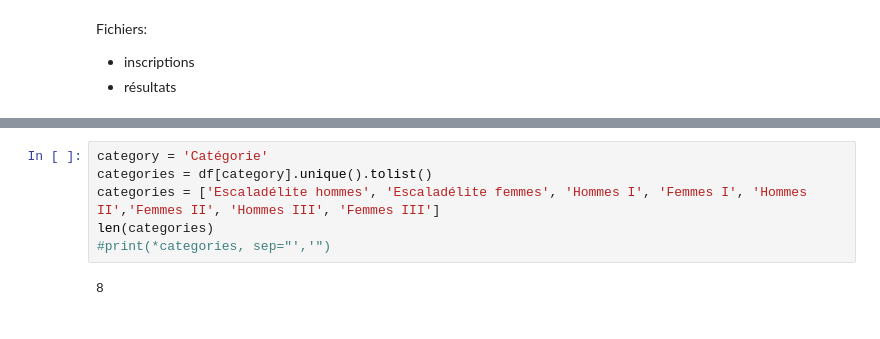
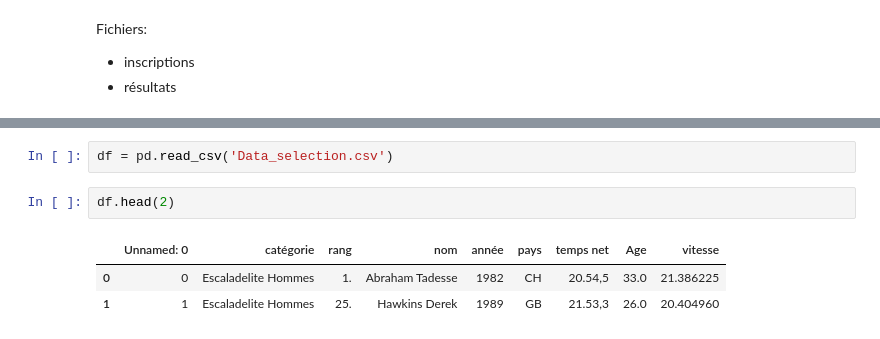
Before and after one commit to jsoma/playfair-projects, a Jupyter notebook: projects/paul-ronga/marathon_speed/marathon_ellipses_multiples.ipynb, the cells around one changed output, grey strips where cells are left out. Drawn from its saved outputs; the diff is of its cells as text.

```diff
--- a/projects/paul-ronga/marathon_speed/marathon_ellipses_multiples.ipynb
+++ b/projects/paul-ronga/marathon_speed/marathon_ellipses_multiples.ipynb
@@ -76,8 +33,8 @@ ax = df.plot(kind='scatter', x='vitesse f', y='Age')
-# %%
-category = 'Catégorie'
-categories = df[category].unique().tolist()
-categories = ['Escaladélite hommes', 'Escaladélite femmes', 'Hommes I', 'Femmes I', 'Hommes II','Femmes II', 'Hommes III', 'Femmes III']
-len(categories)
-#print(*categories, sep="','")
-# %% [output]
-8
+# %%
+df = pd.read_csv('Data_selection.csv')
+# %%
+df.head(2)
+# %% [output]
+|  | Unnamed: 0 | catégorie | rang | nom | année | pays | temps net | Age | vitesse |
+| 0 | 0 | Escaladelite Hommes | 1. | Abraham Tadesse | 1982 | CH | 20.54,5 | 33.0 | 21.386225 |
+| 1 | 1 | Escaladelite Hommes | 25. | Hawkins Derek | 1989 | GB | 21.53,3 | 26.0 | 20.404960 |
```
Also changed, not shown: parts of 18 cells of this notebook.
